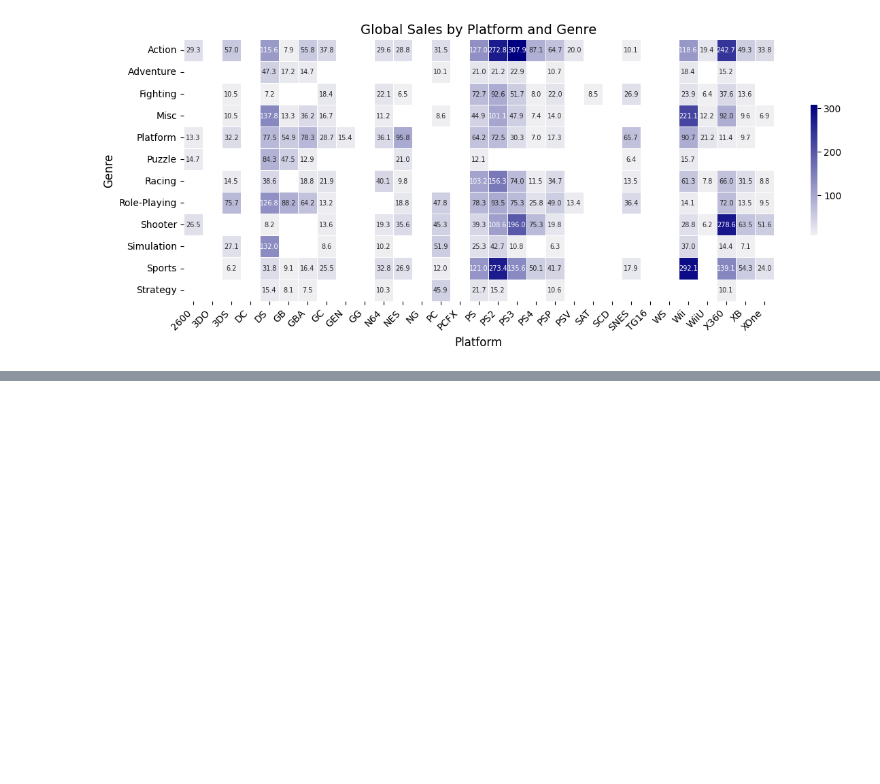
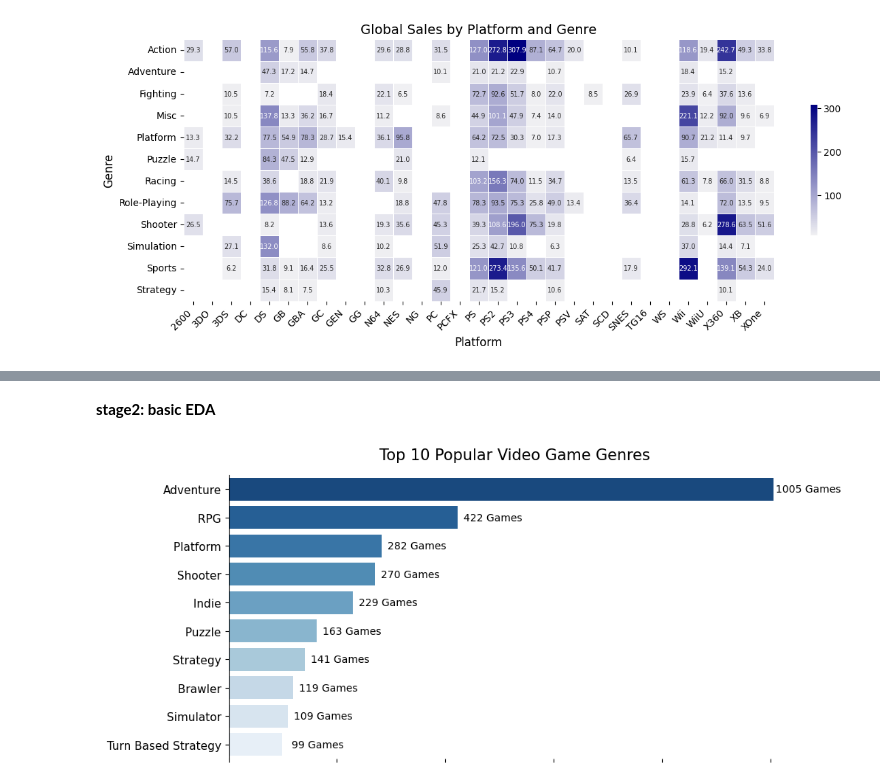
Before and after one commit to com-480-data-visualization/project-2024-Moonwalker, a Jupyter notebook: data/eda.ipynb, the cells around one changed output, grey strips where cells are left out. Cells and saved outputs as stored; diff of their text form; code cells hidden in the pictures; blank space fills up the shorter version.

Commit message:
add another dataset processing codes in the notebook

```diff
--- a/data/eda.ipynb
+++ b/data/eda.ipynb
@@ -161,0 +197,5 @@ plt.show()
+# %%
+# Filtering out rows that includes NUll values
+df = df.dropna()
+
+print(f"There are {df.isnull().sum().sum()} null values now in the dataset")
@@ -161,0 +206,9 @@ plt.show()
+# %%
+# Release Date column has some values that are not dates, we need to drop them
+cond = df["Release Date"] == "releases on TBD"
+df = df[~cond]
+# %%
+# Changing the columns name to lower case and replacing spaces with '_' for consistency.
+df = clean_column_names(df)
+
+df.head()
@@ -161,0 +222,6 @@ plt.show()
+# %%
+# Change the string data type (K) to integer (times 1000) for some columns
+candidate_columns = ['times_listed', 'number_of_reviews', 'plays', 'playing', 'backlogs', 'wishlist']
+
+df = convert_str_num_to_int(df, candidate_columns)
+df.head()
@@ -161,0 +235,26 @@ plt.show()
+# %% [markdown]
+**stage2: basic EDA**
+# %%
+# plot the Top 10 most popular video games genres by number of this kind of games
+
+# compute the number of games in each genre
+df["genres"] = df["genres"].str.replace('[\[\]\'\"]', "")
+genres = df["genres"].str.get_dummies(",")
+popularity = genres.sum().sort_values(ascending=False)
+
+# plot the bar chart
+fig, ax = plt.subplots(figsize=(10, 5))
+sns.barplot(x=popularity[:10].values, y=popularity[:10].index, palette="Blues_r", ax=ax)
+
+for i, v in enumerate(popularity[:10].values):
+    ax.text(v + 130 / 2, i, str(f"{v} Games"), color="black", ha="center", va="center")
+
+ax.set_title("Top 10 Popular Video Game Genres", fontsize=15, pad=15)
+ax.set_xlabel("")
+ax.set_ylabel("")
+ax.set_xticklabels([])
+ax.tick_params(axis="y", labelsize=11)
+sns.despine(right=True, top=True, bottom=True)
+plt.show()
+# %% [output]
+[figure, added]
```
Also changed, not shown: parts of 9 cells of this notebook, 5 other files.
